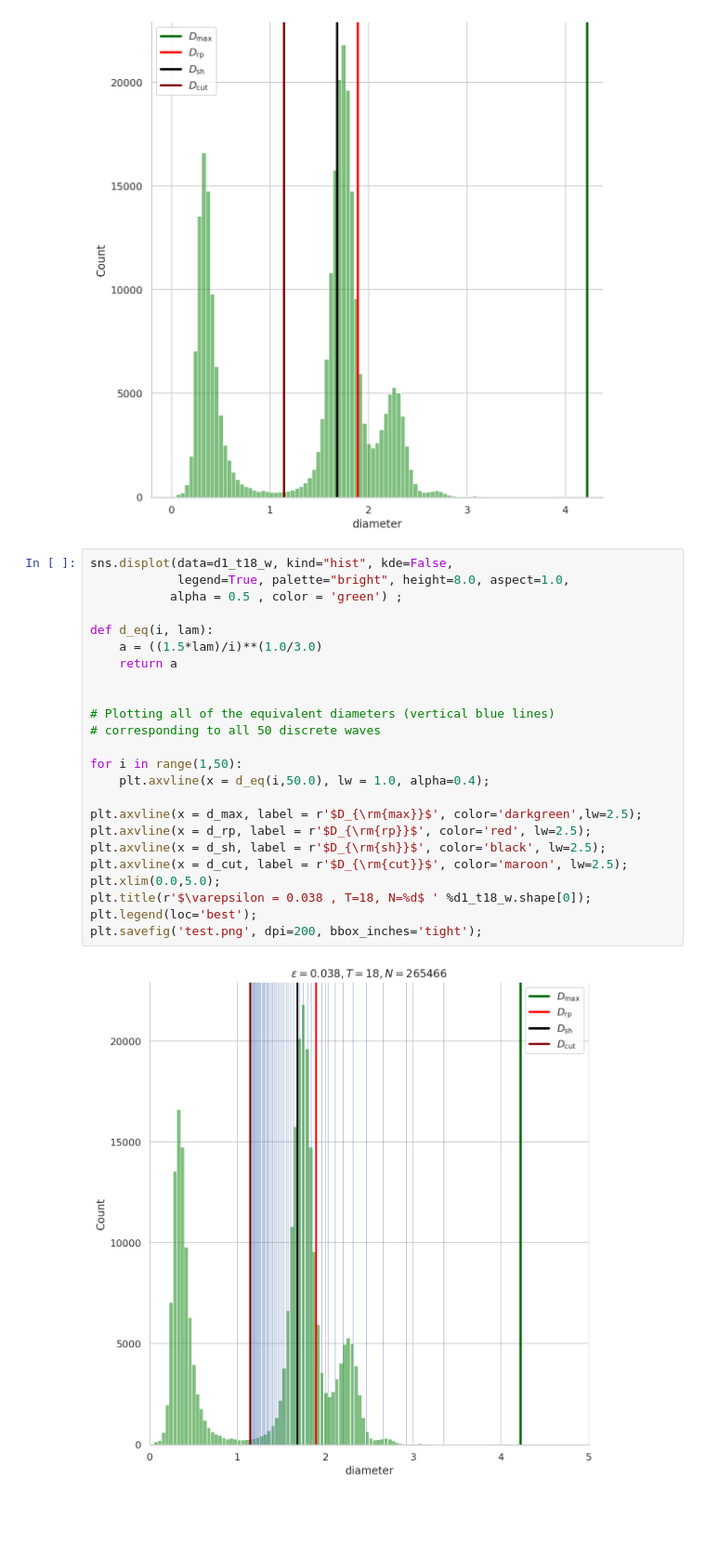
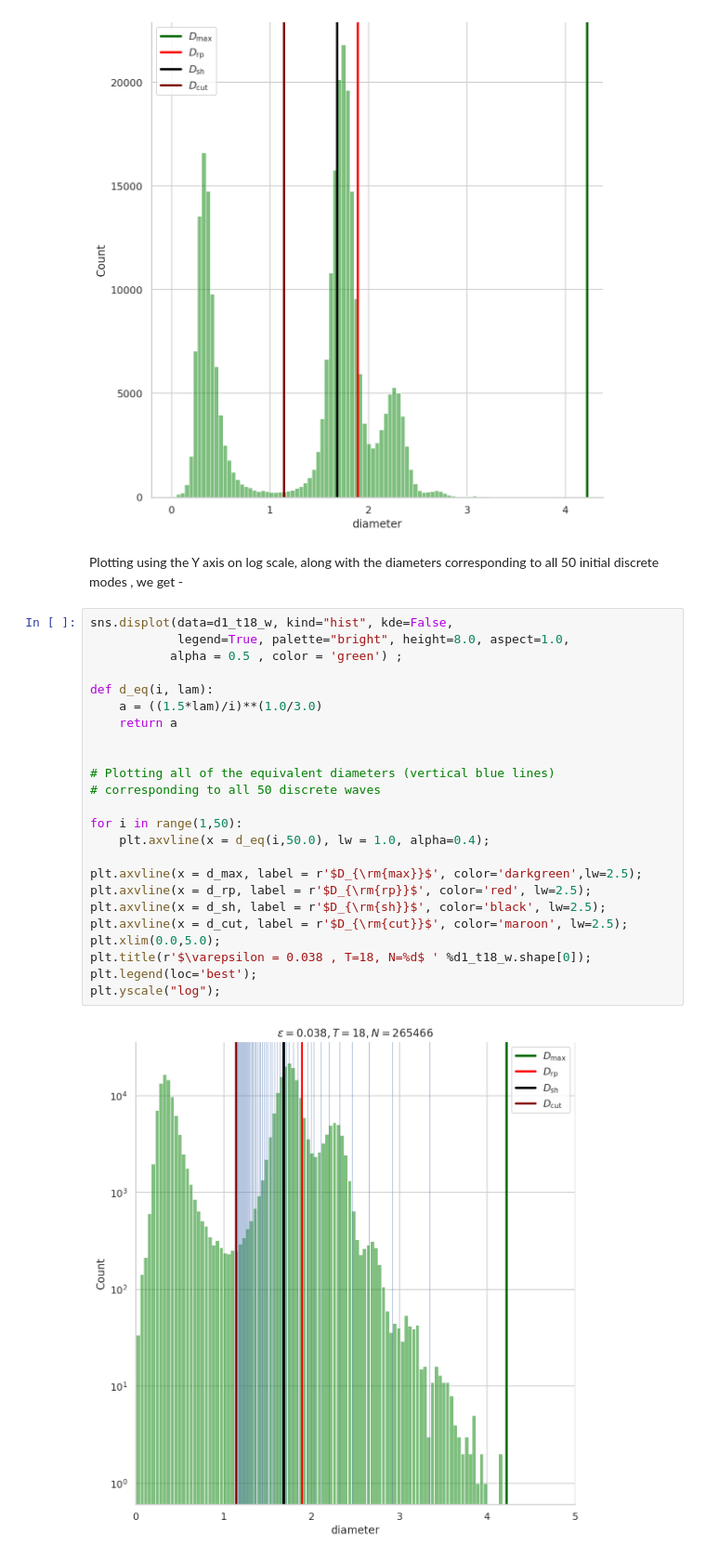
Before and after one commit to palsagar/ligaments_analysis, a Jupyter notebook: test.ipynb, the cells around one changed output. Shown: that part at 93% size. Drawn from its saved outputs; the diff is of its cells as text; blank space fills up the shorter version.

Commit message:
lots of plots added

```diff
--- a/test.ipynb
+++ b/test.ipynb
@@ -304,29 +304,31 @@ plt.axvline(x = d_cut, label = r'$D_{\rm{cut}}$', color='maroon', lw=2.5);
 plt.legend();
 # %% [output]
 [figure]
+# %% [markdown]
+Plotting using the Y axis on log scale, along with the diameters corresponding to all 50 initial discrete modes , we get -
 # %%
 sns.displot(data=d1_t18_w, kind="hist", kde=False,
             legend=True, palette="bright", height=8.0, aspect=1.0,
            alpha = 0.5 , color = 'green') ;
 
 def d_eq(i, lam):
     a = ((1.5*lam)/i)**(1.0/3.0)
     return a
 
 
 # Plotting all of the equivalent diameters (vertical blue lines)
 # corresponding to all 50 discrete waves
 
 for i in range(1,50):
     plt.axvline(x = d_eq(i,50.0), lw = 1.0, alpha=0.4);
 
 plt.axvline(x = d_max, label = r'$D_{\rm{max}}$', color='darkgreen',lw=2.5);
 plt.axvline(x = d_rp, label = r'$D_{\rm{rp}}$', color='red', lw=2.5);
 plt.axvline(x = d_sh, label = r'$D_{\rm{sh}}$', color='black', lw=2.5);
 plt.axvline(x = d_cut, label = r'$D_{\rm{cut}}$', color='maroon', lw=2.5);
 plt.xlim(0.0,5.0);
 plt.title(r'$\varepsilon = 0.038 , T=18, N=%d$ ' %d1_t18_w.shape[0]);
 plt.legend(loc='best');
-plt.savefig('test.png', dpi=200, bbox_inches='tight');
+plt.yscale("log");
 # %% [output]
-[figure, old version]
+[figure, new version]
```
Also changed, not shown: parts of 9 cells of this notebook.
